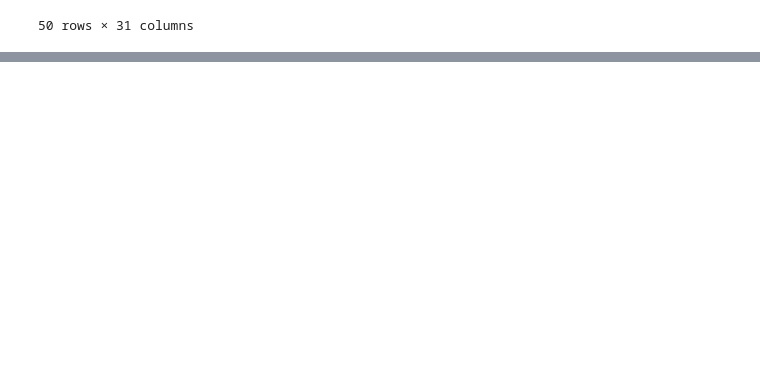
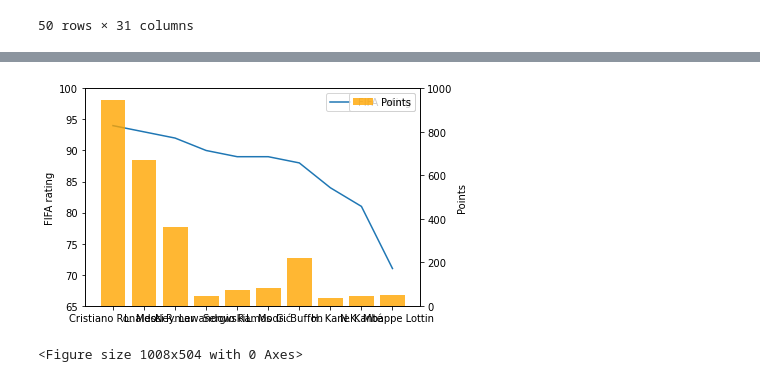
Before and after one commit to gerardrius/Gerard-project-II-v2, a Jupyter notebook: ipynb_files/visualizations.ipynb, the cells around one changed output, grey strips where cells are left out. Cells and saved outputs as stored; diff of their text form; code cells hidden in the pictures; blank space fills up the shorter version.

```diff
--- a/ipynb_files/visualizations.ipynb
+++ b/ipynb_files/visualizations.ipynb
@@ -146,0 +155,22 @@ fig.show()
+# %%
+# Create figure and axis #1
+fig, ax1 = plt.subplots()
+# plot line chart on axis #1
+ax1.plot(xlabel, rating)
+ax1.set_ylabel('FIFA rating')
+ax1.set_ylim(65, 100)
+ax1.legend(['FIFA rating'], loc="upper right")
+# set up the 2nd axis
+ax2 = ax1.twinx()
+# plot bar chart on axis #2
+ax2.bar(xlabel, points, width=0.8, alpha=0.8, color='orange')
+ax2.grid(False) # turn off grid #2
+ax2.set_ylabel('Points')
+ax2.set_ylim(0, 1000)
+ax2.legend(['Points'], loc="upper right")
+
+plt.figure(figsize=(14,7))
+plt.show()
+# %% [output]
+[figure, added]
+<Figure size 1008x504 with 0 Axes>
```
Also changed, not shown: parts of 6 cells of this notebook, 3 other files.
